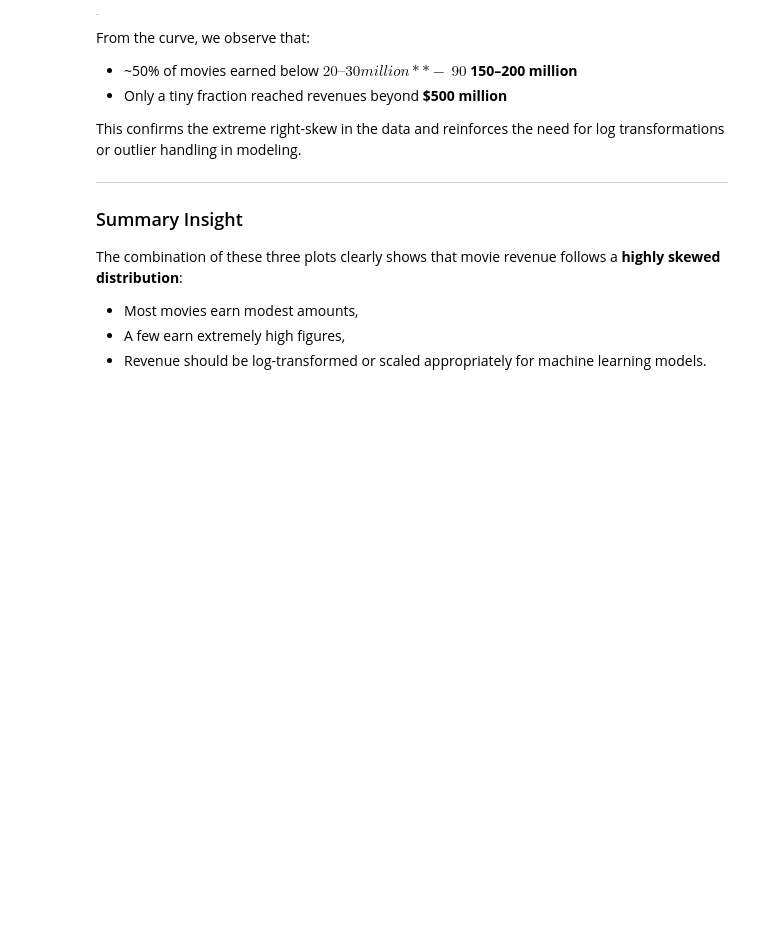
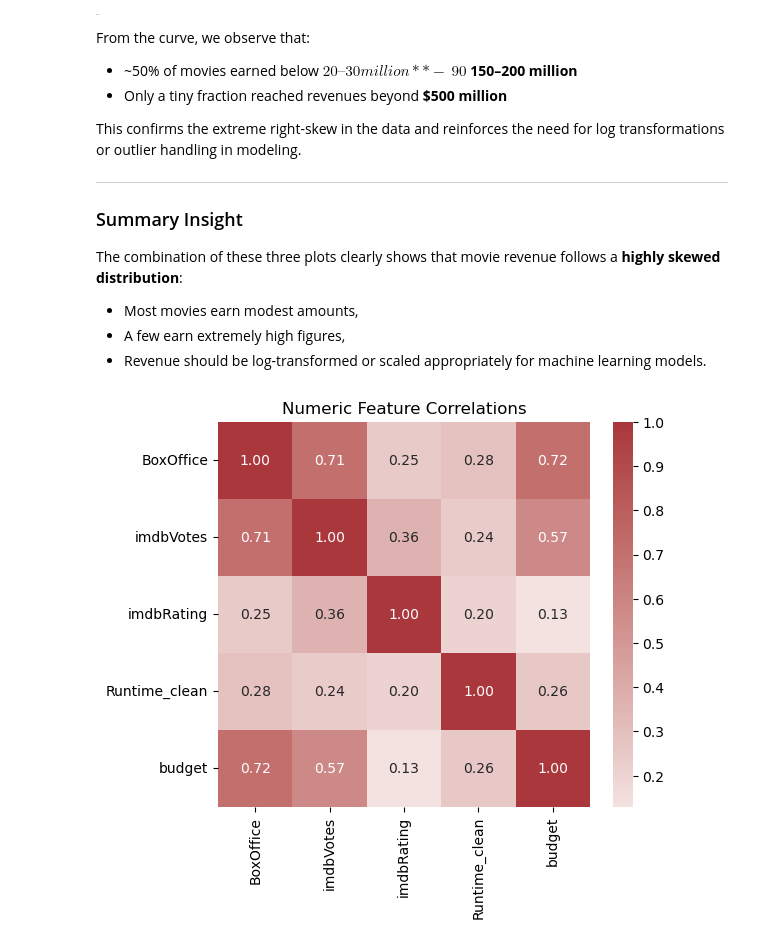
Before and after one commit to CU-S25-MSDSSB-DSCI-01-DataScienceLab/Movie-Project, a Jupyter notebook: jupyter notebooks/2_EDA.ipynb, the cells around one changed output. Saved outputs shown, nothing was run; the diff lists cells and outputs as text; code cells hidden in the pictures; blank space fills up the shorter version.

Commit message:
EDA 3 graphs

```diff
--- a/jupyter notebooks/2_EDA.ipynb
+++ b/jupyter notebooks/2_EDA.ipynb
@@ -278,3 +278,12 @@ The combination of these three plots clearly shows that movie revenue follows a
 - Most movies earn modest amounts,
 - A few earn extremely high figures,
 - Revenue should be log-transformed or scaled appropriately for machine learning models.
+# %%
+num_cols = ['BoxOffice','imdbVotes','imdbRating','Runtime_clean','budget']  # add budget if you’ve merged it
+corr = df[num_cols].corr()
+plt.figure(figsize=(6,5))
+sns.heatmap(corr, annot=True, fmt=".2f", cmap="vlag", center=0)
+plt.title("Numeric Feature Correlations")
+plt.show()
+# %% [output]
+[figure, added]
```
Also changed, not shown: parts of 2 cells of this notebook.
